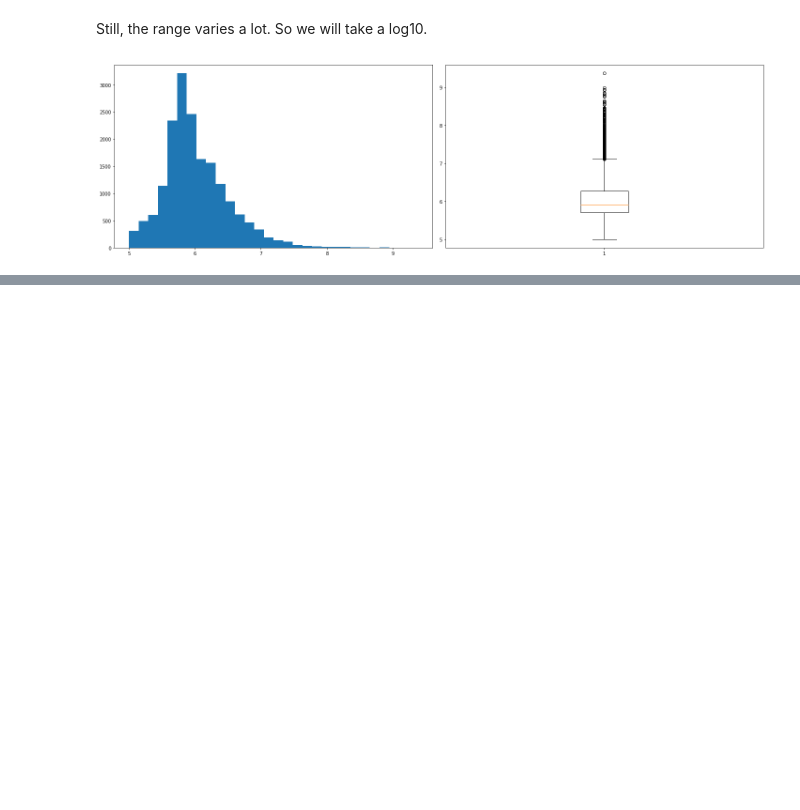
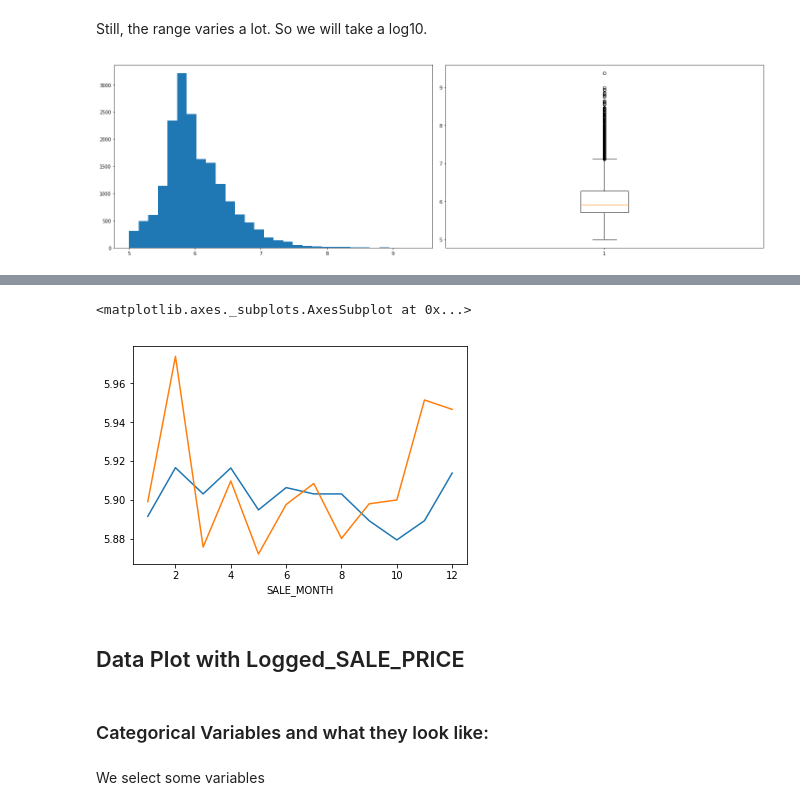
Before and after one commit to sg4455/NYCBuildingPrices, a Jupyter notebook: DataMiningProjectReport_ProjectUpdate_NYC_RealEstatePrice.ipynb, the cells around one changed output, grey strips where cells are left out. Saved outputs shown, nothing was run; the diff lists cells and outputs as text; code cells hidden in the pictures; blank space fills up the shorter version.

```diff
--- a/DataMiningProjectReport_ProjectUpdate_NYC_RealEstatePrice.ipynb
+++ b/DataMiningProjectReport_ProjectUpdate_NYC_RealEstatePrice.ipynb
@@ -123,0 +154,14 @@ plt.tight_layout()
+# %%
+df["SALE_MONTH"] = df["SALE_DATE"].dt.month.astype(int)
+# %%
+df.groupby("SALE_MONTH")["Logged_SALE_PRICE"].median().plot()
+df.groupby("SALE_MONTH")["Logged_SALE_PRICE"].mean().plot()
+# %% [output]
+<matplotlib.axes._subplots.AxesSubplot at 0x...>
+[figure, added]
+# %% [markdown]
+## Data Plot with Logged_SALE_PRICE
+# %% [markdown]
+### Categorical Variables and what they look like:
+# %% [markdown]
+We select some variables
```
Also changed, not shown: parts of 9 cells of this notebook, 1 other file.
